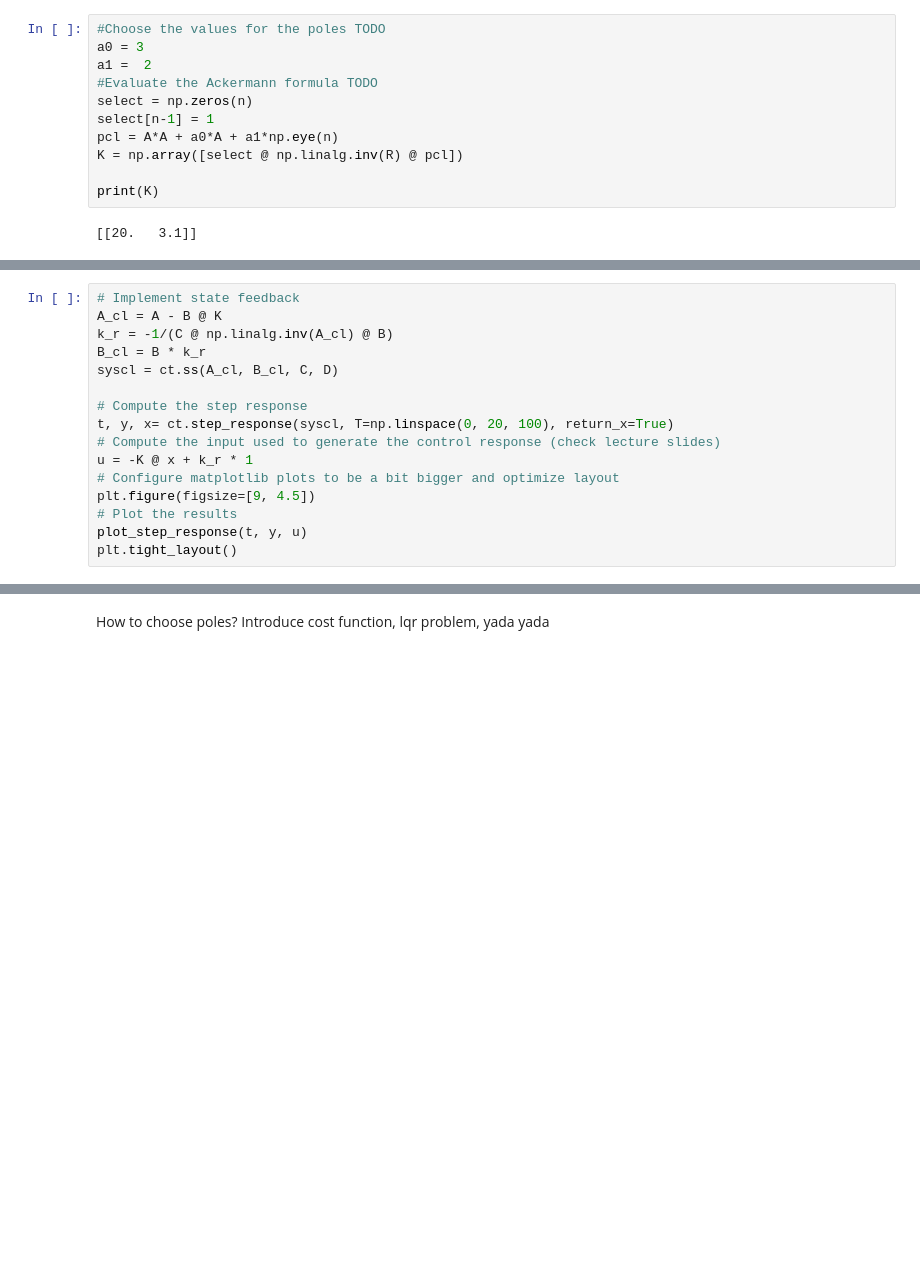
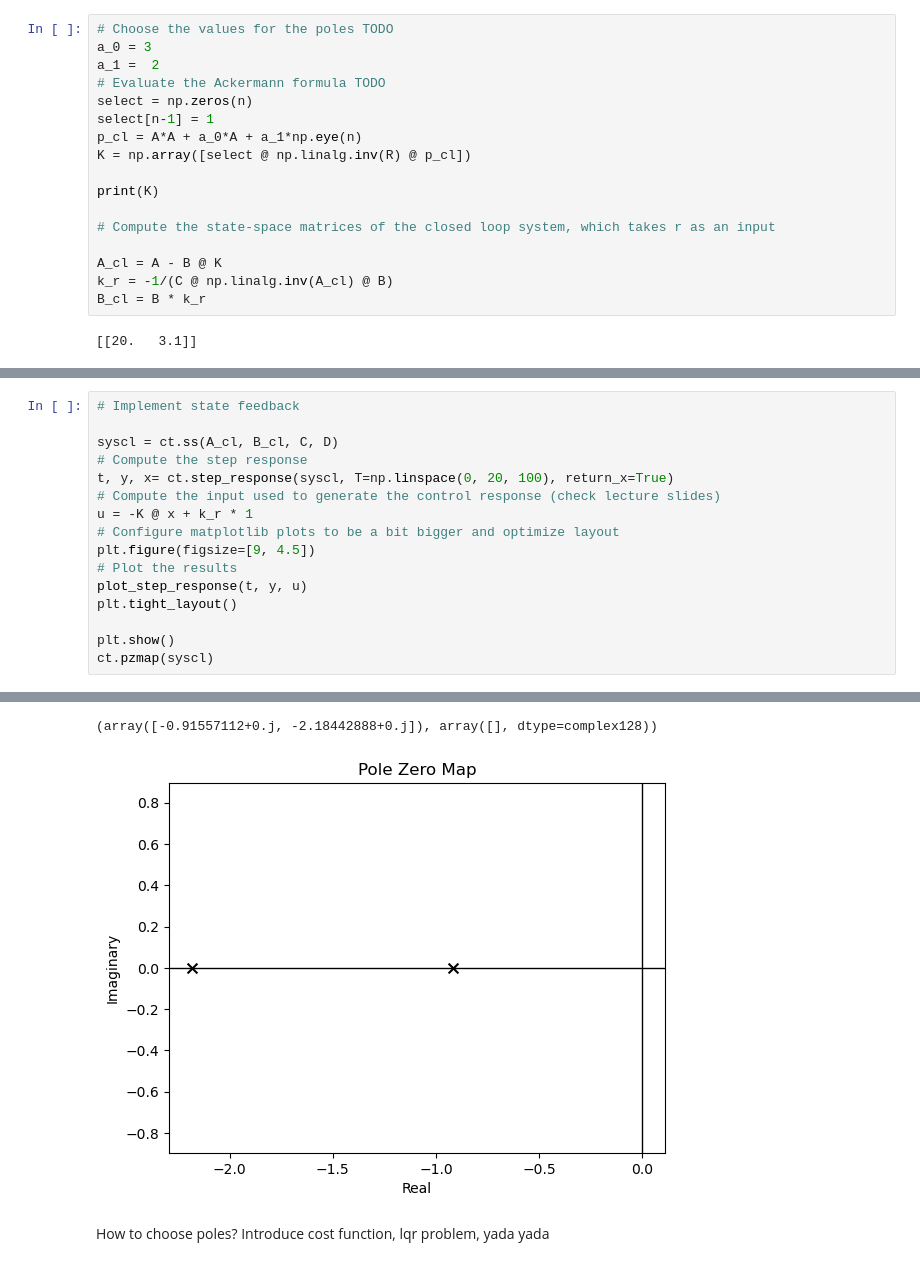
Before and after one commit to idsc-frazzoli/CS2-2024-notebooks, a Jupyter notebook: ps04_new/CSII_2024_state_feedback_lqr.ipynb, the cells around one changed output, grey strips where cells are left out. Cells and saved outputs as stored; diff of their text form; blank space fills up the shorter version.

```diff
--- a/ps04_new/CSII_2024_state_feedback_lqr.ipynb
+++ b/ps04_new/CSII_2024_state_feedback_lqr.ipynb
@@ -418,16 +447,22 @@ Try and think of good values for the poles $s_1$ and $s_2$ and extract the coeff
 
 Using your chosen values, implement the Ackermann formula to calculate the state feedback gain matrix K.
 # %%
-#Choose the values for the poles TODO
-a0 = 3
-a1 =  2
-#Evaluate the Ackermann formula TODO
+# Choose the values for the poles TODO
+a_0 = 3
+a_1 =  2
+# Evaluate the Ackermann formula TODO
 select = np.zeros(n)
 select[n-1] = 1
-pcl = A*A + a0*A + a1*np.eye(n)
-K = np.array([select @ np.linalg.inv(R) @ pcl])
+p_cl = A*A + a_0*A + a_1*np.eye(n)
+K = np.array([select @ np.linalg.inv(R) @ p_cl])
 
 print(K)
+
+# Compute the state-space matrices of the closed loop system, which takes r as an input
+
+A_cl = A - B @ K
+k_r = -1/(C @ np.linalg.inv(A_cl) @ B)
+B_cl = B * k_r
 # %% [output]
 [[20.   3.1]]
 # %% [markdown]
@@ -436,22 +471,24 @@ After implementing state feedback, our system now reads:
 $$ \dot{x}(t) = (A-BK)x(t) + Bk_r r(t)  $$
 # %%
 # Implement state feedback
-A_cl = A - B @ K
-k_r = -1/(C @ np.linalg.inv(A_cl) @ B)
-B_cl = B * k_r
+
 syscl = ct.ss(A_cl, B_cl, C, D)
-
 # Compute the step response
 t, y, x= ct.step_response(syscl, T=np.linspace(0, 20, 100), return_x=True)
 # Compute the input used to generate the control response (check lecture slides)
 u = -K @ x + k_r * 1
 # Configure matplotlib plots to be a bit bigger and optimize layout
 plt.figure(figsize=[9, 4.5])
 # Plot the results
 plot_step_response(t, y, u)
 plt.tight_layout()
+
+plt.show()
+ct.pzmap(syscl)
 # %% [output]
 [figure]
+(array([-0.91557112+0.j, -2.18442888+0.j]), array([], dtype=complex128))
+[figure, added]
 # %% [markdown]
 How to choose poles? Introduce cost function, lqr problem, yada yada
 # %% [markdown]
```
Also changed, not shown: parts of 9 cells of this notebook.
